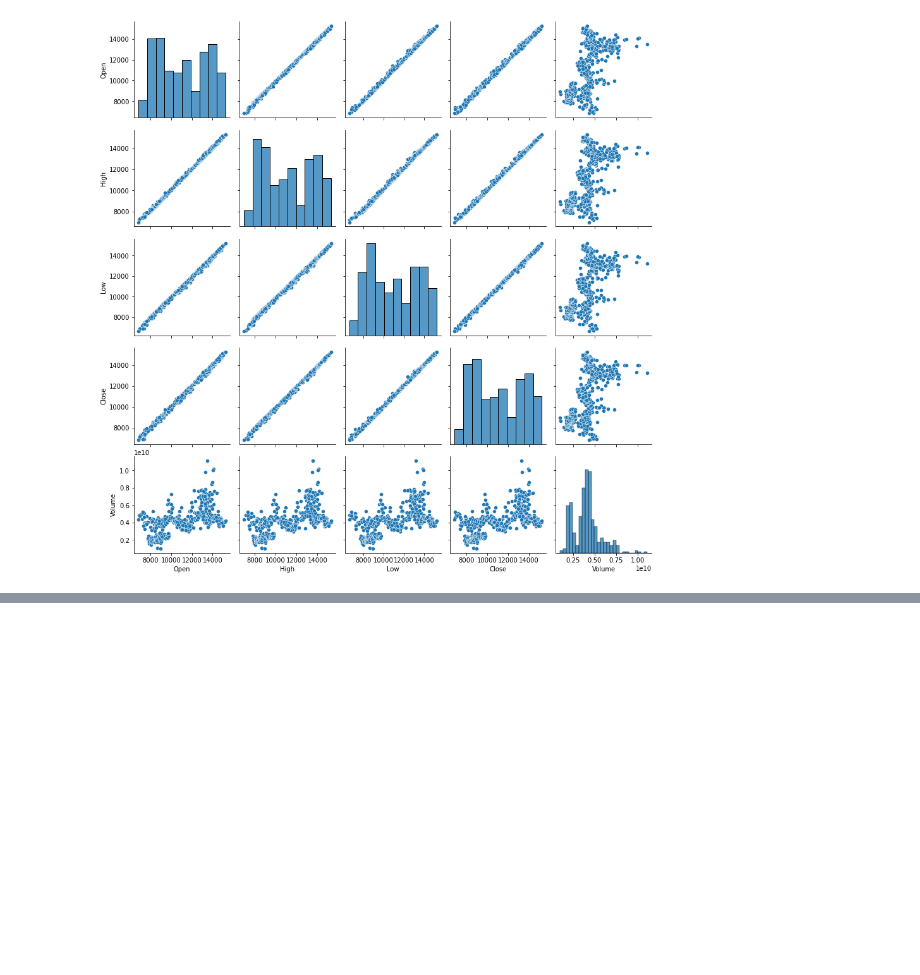
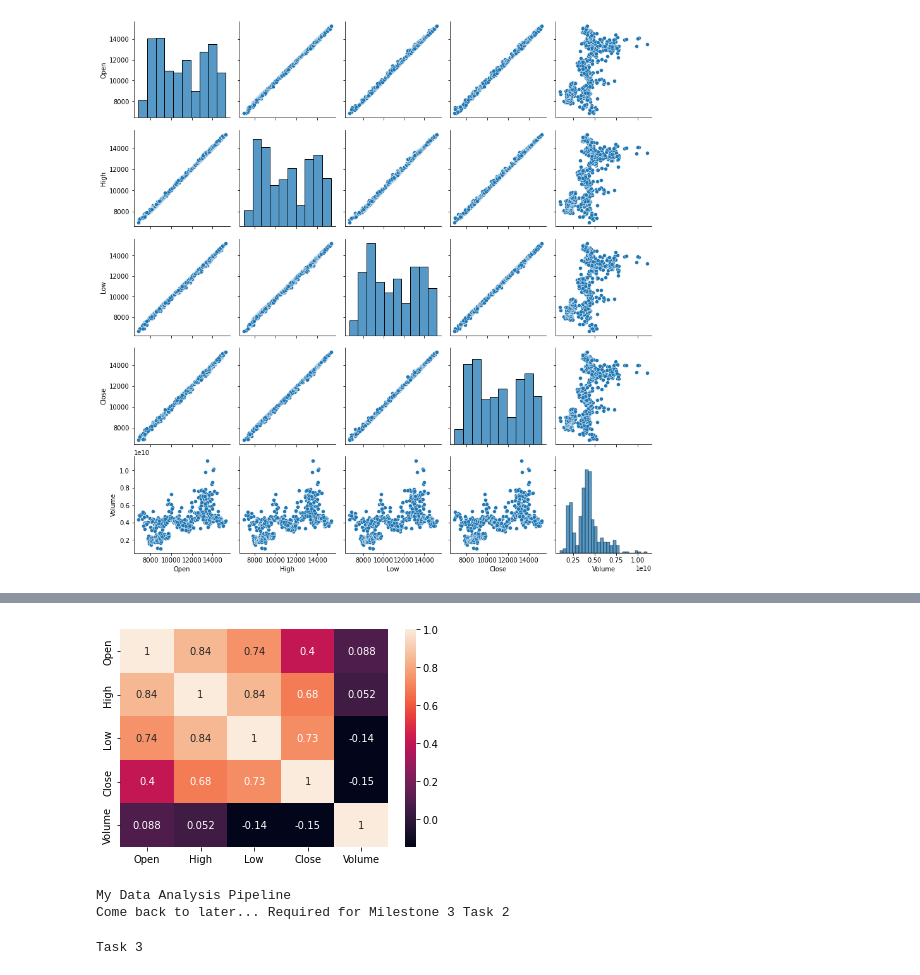
Before and after one commit to data301-2021-winter1/project-group67-project, a Jupyter notebook: notebooks/analysis2.ipynb, the cells around one changed output, grey strips where cells are left out. Cells and saved outputs as stored; diff of their text form; code cells hidden in the pictures; blank space fills up the shorter version.

```diff
--- a/notebooks/analysis2.ipynb
+++ b/notebooks/analysis2.ipynb
@@ -151,0 +215,19 @@ dfNQ_cleaned['Volume'].plot(kind='hist', bins=20, figsize=(12,6), facecolor='gre
+# %%
+columns = dfNQ_cleaned[['Open', 'High', 'Low', 'Close', 'Volume']]
+
+data = log_returns = np.log(columns/columns.shift())
+
+sns.heatmap(data.corr(), annot=True);
+# %% [output]
+[figure, added]
+# %%
+print("My Data Analysis Pipeline")
+
+print ("Come back to later... Required for Milestone 3 Task 2")
+# %% [output]
+My Data Analysis Pipeline
+Come back to later... Required for Milestone 3 Task 2
+# %%
+print("Task 3")
+# %% [output]
+Task 3
```
Also changed, not shown: parts of 8 cells of this notebook.
